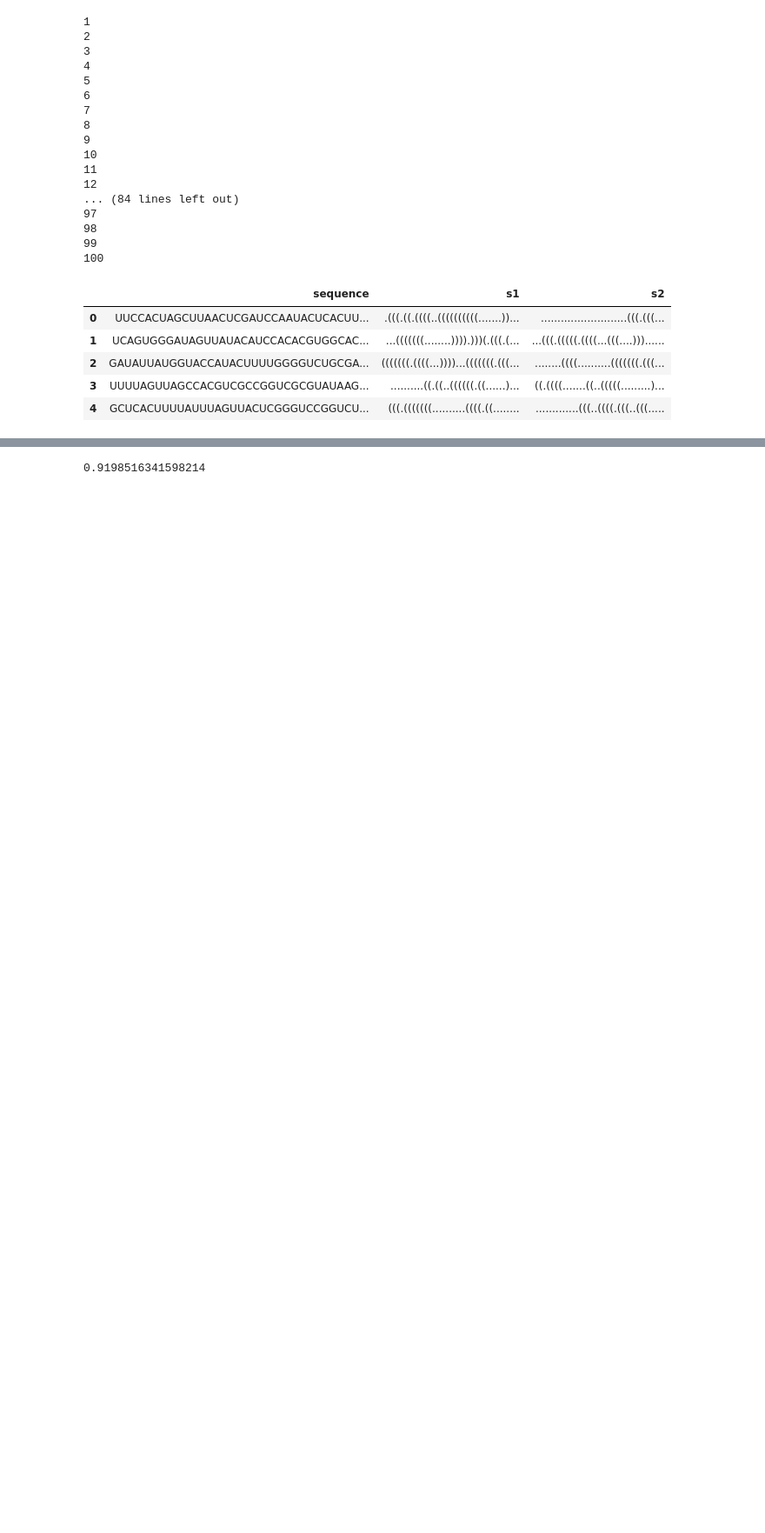
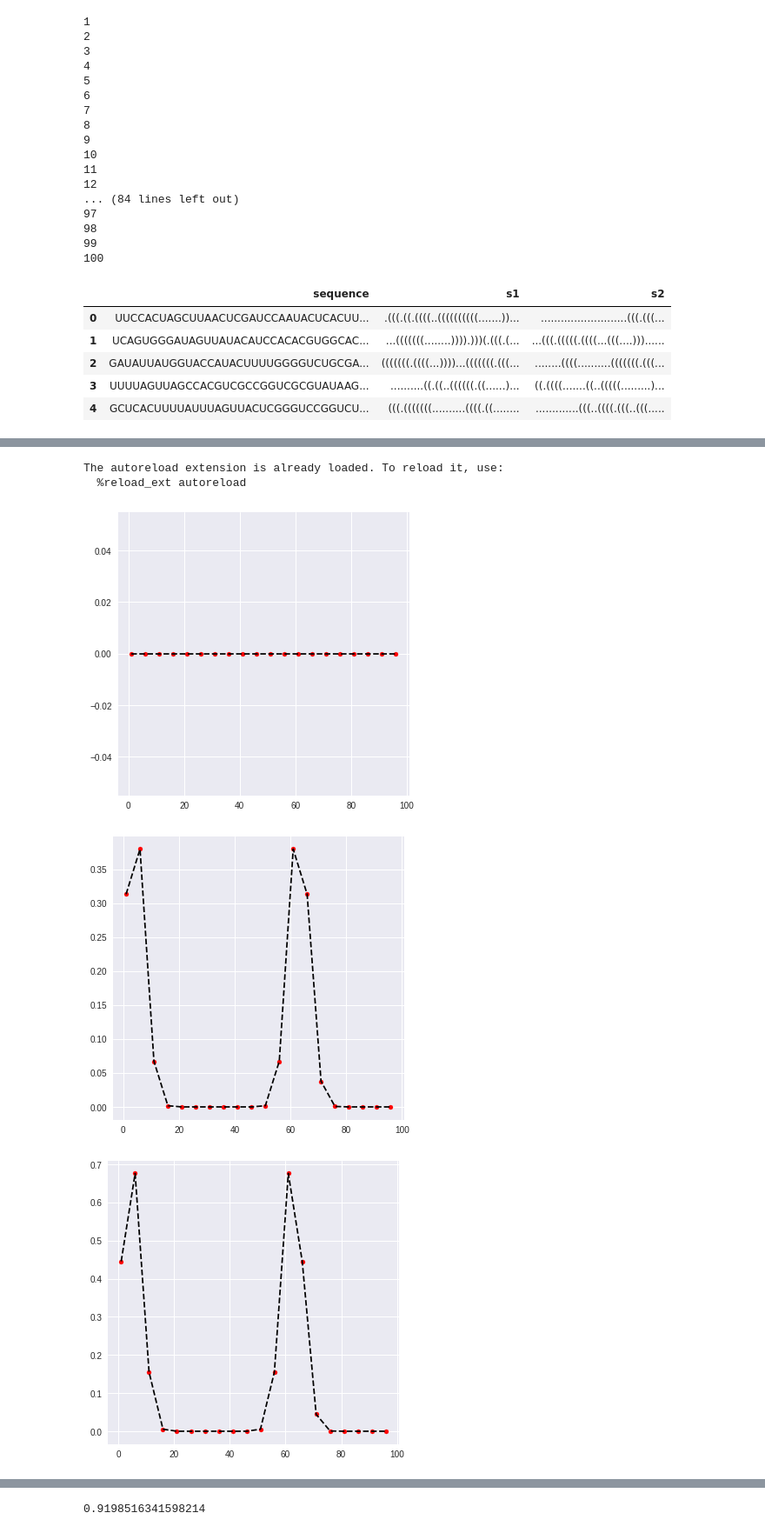
Before and after one commit to maxf-at/findpath_cpp, a Jupyter notebook: PythonImplementation/dataset_generation.ipynb, the cells around one changed output, grey strips where cells are left out. Shown: that part at 87% size. Cells and saved outputs as stored; diff of their text form; code cells hidden in the pictures; blank space fills up the shorter version.

```diff
--- a/PythonImplementation/dataset_generation.ipynb
+++ b/PythonImplementation/dataset_generation.ipynb
@@ -227,0 +119,8 @@ def shift_move():
+# %%
+%load_ext autoreload
+%autoreload 2
+np.set_printoptions(precision=3)
+np.set_printoptions(suppress=True) # no scientific notation
+# %% [output]
+The autoreload extension is already loaded. To reload it, use:
+  %reload_ext autoreload
@@ -227,0 +131,21 @@ def shift_move():
+# %%
+# probability distribution functions
+# this is limited to 100 nt seqs atm
+
+
+
+
+ij_moves = [(0,0), (3, 62), (4, 61), (6, 60), (7, 59), (9, 57), (10, 56), (11, 55), (12, 54), (15, 52), (16, 51), (17, 50), (18, 39), (19, 38), (20, 36), (21, 35), (22, 34), (23, 33), (24, 32), (42, 49), (43, 48), (64, 99)]
+
+move_dist = np.zeros((20))
+
+for e, (i, j) in enumerate(ij_moves):
+    move_dist = new_move_dist(i, j, move_dist)
+    plt_moves(move_dist)
+
+    if e > 1:
+        break
+# %% [output]
+[figure, added]
+[figure, added]
+[figure, added]
```
Also changed, not shown: parts of 10 cells of this notebook, 25 other files.
